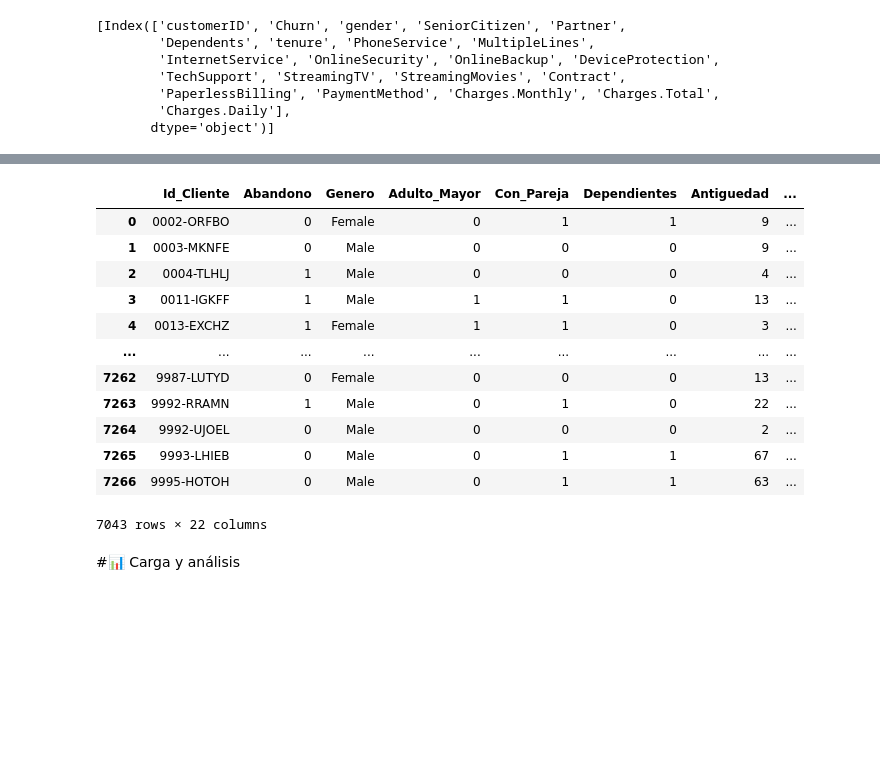
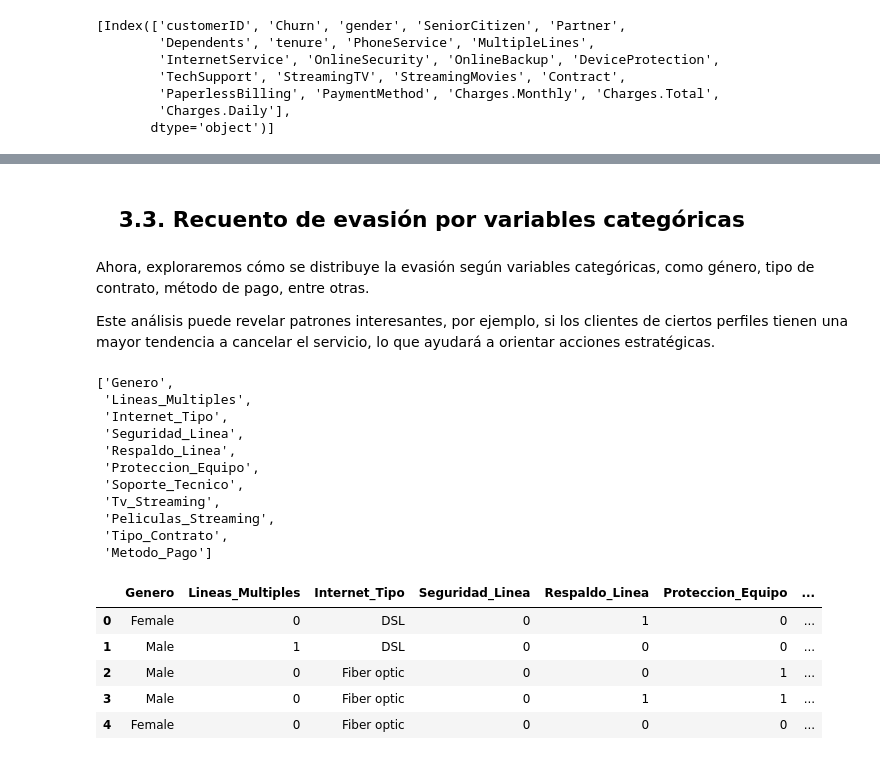
Before and after one commit to DevMagnov/Challenge_TelecomX_M-Huaromo, a Jupyter notebook: TelecomX_LATAM.ipynb, the cells around one changed output, grey strips where cells are left out. Drawn from its saved outputs; the diff is of its cells as text; code cells hidden in the pictures; blank space fills up the shorter version.

Commit message:
Recuento de evasión por variables categoricos

```diff
--- a/TelecomX_LATAM.ipynb
+++ b/TelecomX_LATAM.ipynb
@@ -449,0 +472,5 @@ dtype: object
+# %%
+# Separamos las variables categóricas
+
+columnas_categoricas = datos_analisis.select_dtypes(include='object').columns.to_list()
+columnas_categoricas
@@ -450,18 +551,32 @@ dtype: object
+# %% [markdown]
+## &nbsp;&nbsp;&nbsp;3.3. **Recuento de evasión por variables categóricas**
+# %% [markdown]
+Ahora, exploraremos cómo se distribuye la evasión según variables categóricas, como género, tipo de contrato, método de pago, entre otras.
+
+Este análisis puede revelar patrones interesantes, por ejemplo, si los clientes de ciertos perfiles tienen una mayor tendencia a cancelar el servicio, lo que ayudará a orientar acciones estratégicas.
+# %%
+# Utilizamos la lista de columnas categórcas que creamos anteriormente:
+
+columnas_categoricas.remove('Id_Cliente')
+columnas_categoricas
+# %% [output]
+['Genero',
+ 'Lineas_Multiples',
+ 'Internet_Tipo',
+ 'Seguridad_Linea',
+ 'Respaldo_Linea',
+ 'Proteccion_Equipo',
+ 'Soporte_Tecnico',
+ 'Tv_Streaming',
+ 'Peliculas_Streaming',
+ 'Tipo_Contrato',
+ 'Metodo_Pago']
 # %%
-datos_analisis
+datos_analisis[columnas_categoricas].head()
 # %% [output]
-|  | Id_Cliente | Abandono | Genero | Adulto_Mayor | Con_Pareja | Dependientes | Antiguedad | ... |
-| 0 | 0002-ORFBO | 0 | Female | 0 | 1 | 1 | 9 | ... |
-| 1 | 0003-MKNFE | 0 | Male | 0 | 0 | 0 | 9 | ... |
-| 2 | 0004-TLHLJ | 1 | Male | 0 | 0 | 0 | 4 | ... |
-| 3 | 0011-IGKFF | 1 | Male | 1 | 1 | 0 | 13 | ... |
-| 4 | 0013-EXCHZ | 1 | Female | 1 | 1 | 0 | 3 | ... |
-| ... | ... | ... | ... | ... | ... | ... | ... | ... |
-| 7262 | 9987-LUTYD | 0 | Female | 0 | 0 | 0 | 13 | ... |
-| 7263 | 9992-RRAMN | 1 | Male | 0 | 1 | 0 | 22 | ... |
-| 7264 | 9992-UJOEL | 0 | Male | 0 | 0 | 0 | 2 | ... |
-| 7265 | 9993-LHIEB | 0 | Male | 0 | 1 | 1 | 67 | ... |
-| 7266 | 9995-HOTOH | 0 | Male | 0 | 1 | 1 | 63 | ... |
+|  | Genero | Lineas_Multiples | Internet_Tipo | Seguridad_Linea | Respaldo_Linea | Proteccion_Equipo | ... |
+| 0 | Female | 0 | DSL | 0 | 1 | 0 | ... |
+| 1 | Male | 1 | DSL | 0 | 0 | 0 | ... |
+| 2 | Male | 0 | Fiber optic | 0 | 0 | 1 | ... |
+| 3 | Male | 0 | Fiber optic | 0 | 1 | 1 | ... |
+| 4 | Female | 0 | Fiber optic | 0 | 0 | 0 | ... |
-7043 rows × 22 columns
-# %% [markdown]
-#📊 Carga y análisis
```
Also changed, not shown: parts of 16 cells of this notebook.
